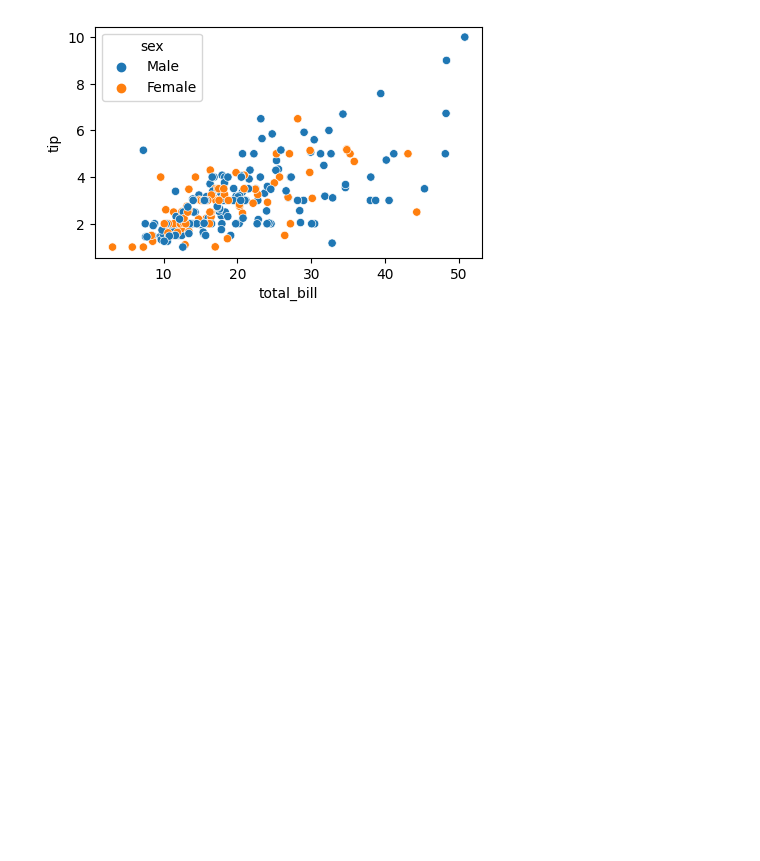
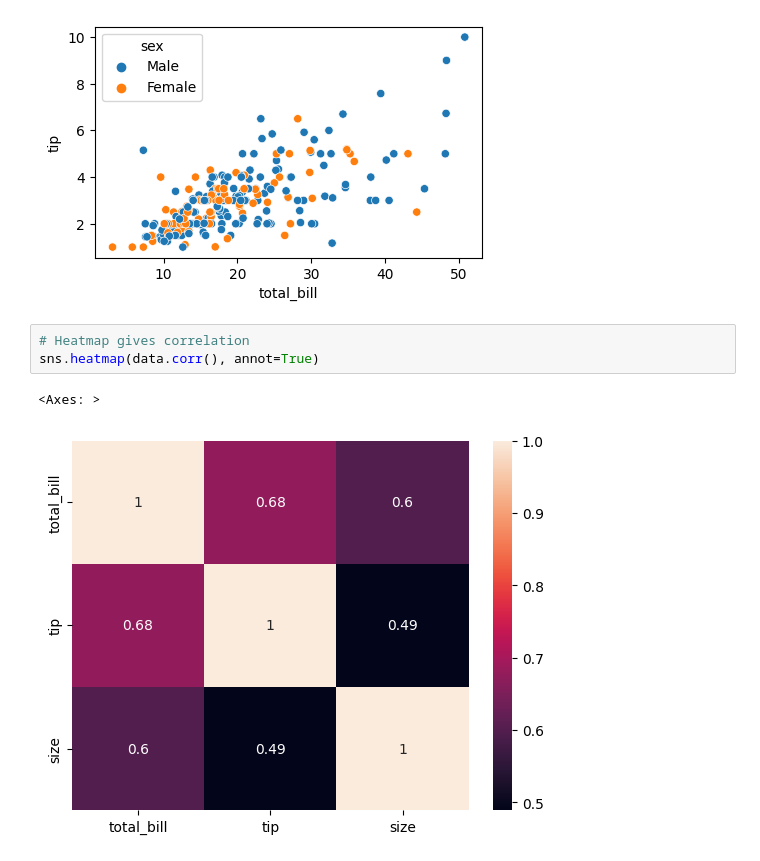
Before and after one commit to chemutai254/DS_Projects, a Jupyter notebook: Uni_Bi_Multivariate_Analysis.ipynb, the cells around one changed output. Cells and saved outputs as stored; diff of their text form; blank space fills up the shorter version.

```diff
--- a/Uni_Bi_Multivariate_Analysis.ipynb
+++ b/Uni_Bi_Multivariate_Analysis.ipynb
@@ -140,3 +140,9 @@ sns.scatterplot(x='total_bill', y='tip', data=data, hue='sex')
 # %% [output]
 <Axes: xlabel='total_bill', ylabel='tip'>
 [figure]
+# %%
+# Heatmap gives correlation
+sns.heatmap(data.corr(), annot=True)
+# %% [output]
+<Axes: >
+[figure, added]
```
